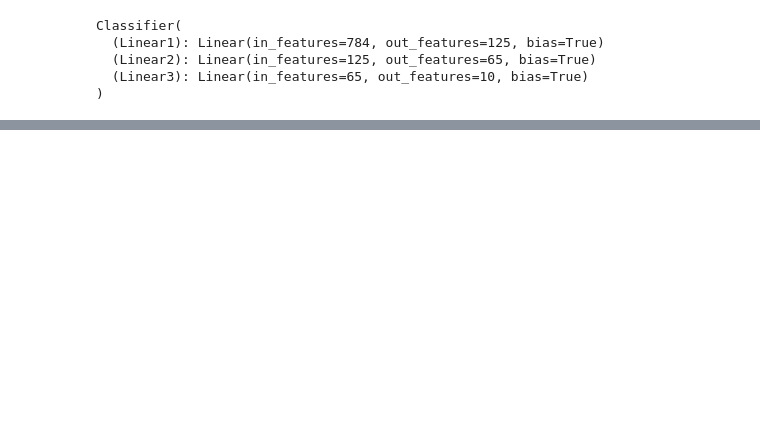
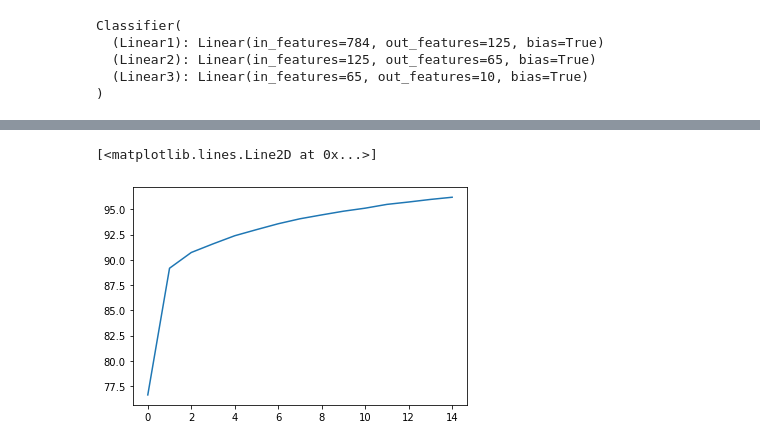
Before and after one commit to KevoKillmonger/Petty-Mayonaise, a Jupyter notebook: ImageRecognition_MNIST_.ipynb, the cells around one changed output, grey strips where cells are left out. Saved outputs shown, nothing was run; the diff lists cells and outputs as text; code cells hidden in the pictures; blank space fills up the shorter version.

```diff
--- a/ImageRecognition_MNIST_.ipynb
+++ b/ImageRecognition_MNIST_.ipynb
@@ -133,0 +146,5 @@ Training loss: 0.1609, 95.5000
+# %%
+plt.plot(running_corrects_history, label='training accurary')
+# %% [output]
+[<matplotlib.lines.Line2D at 0x...>]
+[figure, added]
```
Also changed, not shown: parts of 4 cells of this notebook.
